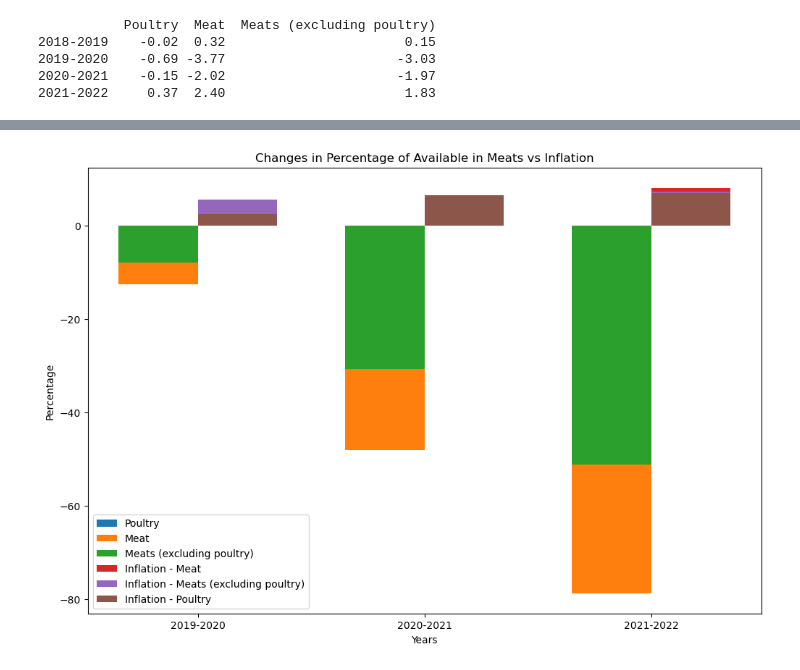
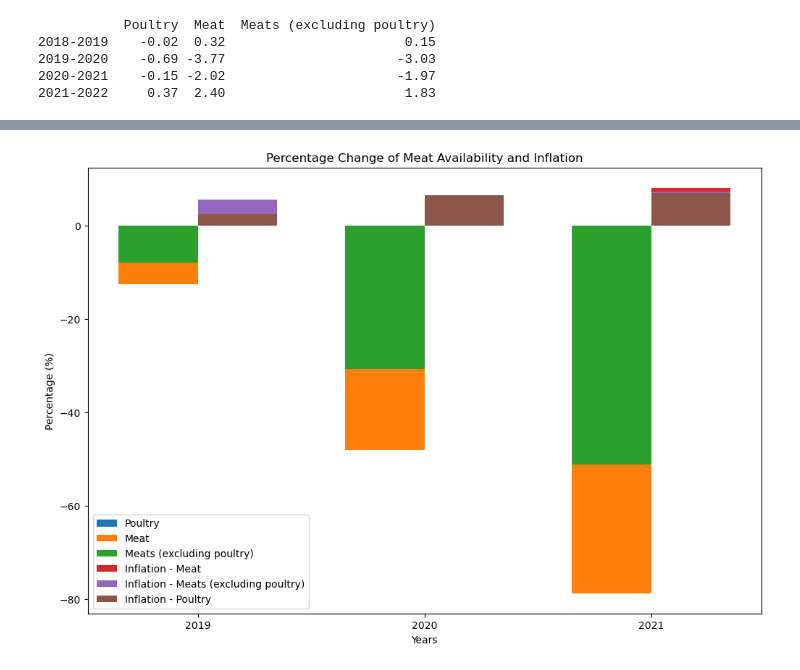
Before and after one commit to UofT-Bootcamp-Data-Analytics/Team_3_Python_Project, a Jupyter notebook: Food Availability vs Inflation. .ipynb, the cells around one changed output, grey strips where cells are left out. Cells and saved outputs as stored; diff of their text form; code cells hidden in the pictures.

```diff
--- a/Food Availability vs Inflation. .ipynb
+++ b/Food Availability vs Inflation. .ipynb
@@ -406,38 +388,37 @@ plt.show()
 # %%
-# Define the data
-years = ["2019-2020", "2020-2021", "2021-2022"]
+years = ["2019", "2020", "2021"]
 poultry_changes = [-4.585065, -17.349357, -27.571854]
 meat_changes = [-12.530265, -48.013293, -78.687406]
 meats_excluding_poultry_changes = [-7.945200, -30.663936, -51.115552]
 
 inflation_changes_meat = [4.52, 4.32, 8.06]
 inflation_changes_meats_excluding_poultry = [5.59, 3.20, 7.27]
 inflation_changes_poultry = [2.50, 6.46, 6.99]
 
 plt.figure(figsize=(12, 8))
 
 bar_width = 0.35
 
 bar_positions = np.arange(len(years))
 
-plt.bar(bar_positions - bar_width/2, poultry_changes, width=bar_width, label='Poultry')
-plt.bar(bar_positions - bar_width/2, meat_changes, width=bar_width, label='Meat')
-plt.bar(bar_positions - bar_width/2, meats_excluding_poultry_changes, width=bar_width, label='Meats (excluding poultry)')
+plt.bar(bar_positions - bar_width/2, poultry_changes, width=bar_width, label="Poultry")
+plt.bar(bar_positions - bar_width/2, meat_changes, width=bar_width, label="Meat")
+plt.bar(bar_positions - bar_width/2, meats_excluding_poultry_changes, width=bar_width, label="Meats (excluding poultry)")
 
-plt.bar(bar_positions + bar_width/2, inflation_changes_meat, width=bar_width, label='Inflation - Meat')
-plt.bar(bar_positions + bar_width/2, inflation_changes_meats_excluding_poultry, width=bar_width, label='Inflation - Meats (excluding poultry)')
-plt.bar(bar_positions + bar_width/2, inflation_changes_poultry, width=bar_width, label='Inflation - Poultry')
+plt.bar(bar_positions + bar_width/2, inflation_changes_meat, width=bar_width, label="Inflation - Meat")
+plt.bar(bar_positions + bar_width/2, inflation_changes_meats_excluding_poultry, width=bar_width, label="Inflation - Meats (excluding poultry)")
+plt.bar(bar_positions + bar_width/2, inflation_changes_poultry, width=bar_width, label="Inflation - Poultry")
 
-plt.title("Changes in Percentage of Available in Meats vs Inflation")
+plt.title("Percentage Change of Meat Availability and Inflation")
 plt.xlabel("Years")
-plt.ylabel("Percentage")
+plt.ylabel("Percentage (%)")
 
 plt.xticks(bar_positions, years)
 
 plt.legend()
 
-plt.savefig("Changes in Available Meats vs Inflation Change per year.png")
+plt.savefig(" Changes in Available Meats & Inflation Percentage per year.png")
 
 plt.show()
 # %% [output]
-[figure, old version]
+[figure, new version]
```
Also changed, not shown: parts of 25 cells of this notebook.
